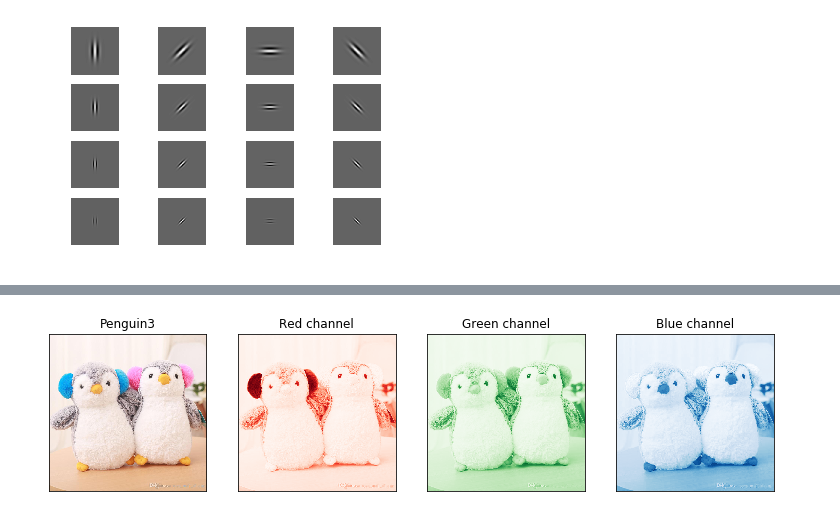
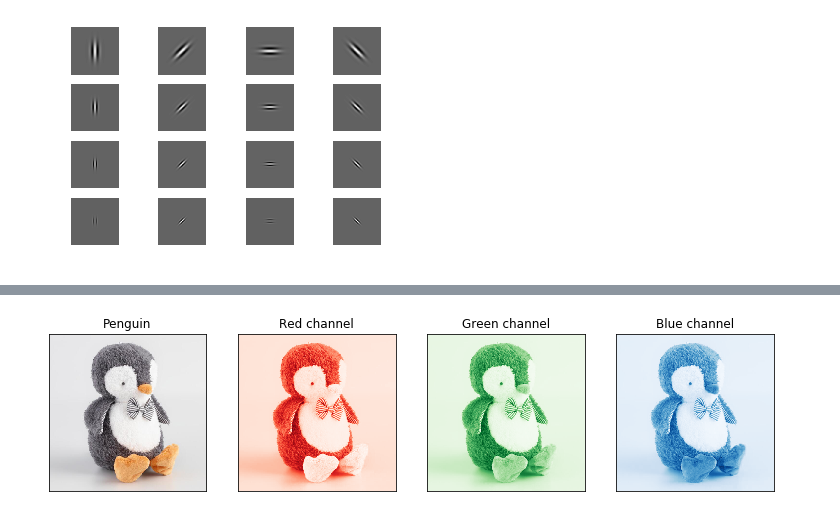
Before and after one commit to chloequinto/ImgProc, a Jupyter notebook: Project/Gabor Filter.ipynb, the cells around one changed output, grey strips where cells are left out. Cells and saved outputs as stored; diff of their text form; code cells hidden in the pictures.

```diff
--- a/Project/Gabor Filter.ipynb
+++ b/Project/Gabor Filter.ipynb
@@ -140,20 +132,20 @@ Wall time: 56.2 s
 # %%
 from matplotlib.cbook import get_sample_data
 
-image = plt.imread('penguin3.jpg')
+image = plt.imread('penguin.jpg')
 
-titles = ['Penguin3', 'Red channel', 'Green channel', 'Blue channel']
+titles = ['Penguin', 'Red channel', 'Green channel', 'Blue channel']
 cmaps = [None, plt.cm.Reds_r, plt.cm.Greens_r, plt.cm.Blues_r]
 
 fig, axes = plt.subplots(1, 4, figsize=(13,3))
 objs = zip(axes, (image, *image.transpose(2,0,1)), titles, cmaps)
 
 for ax, channel, title, cmap in objs:
     ax.imshow(channel, cmap=cmap)
     ax.set_title(title)
     ax.set_xticks(())
     ax.set_yticks(())
 
 plt.savefig('RGB1.png')
 # %% [output]
-[figure, old version]
+[figure, new version]
```
Also changed, not shown: parts of 9 cells of this notebook, 2 other files.
